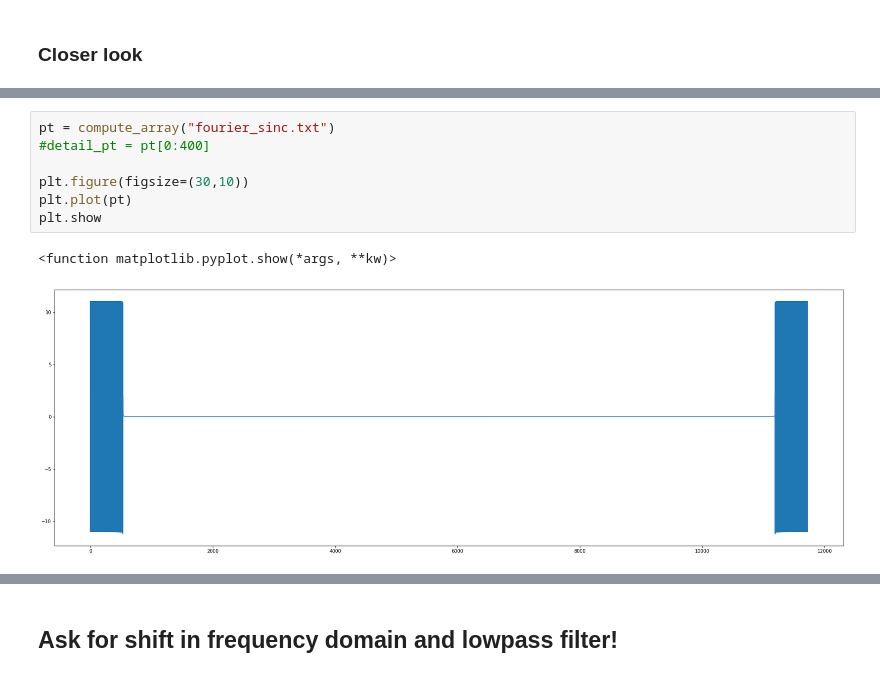
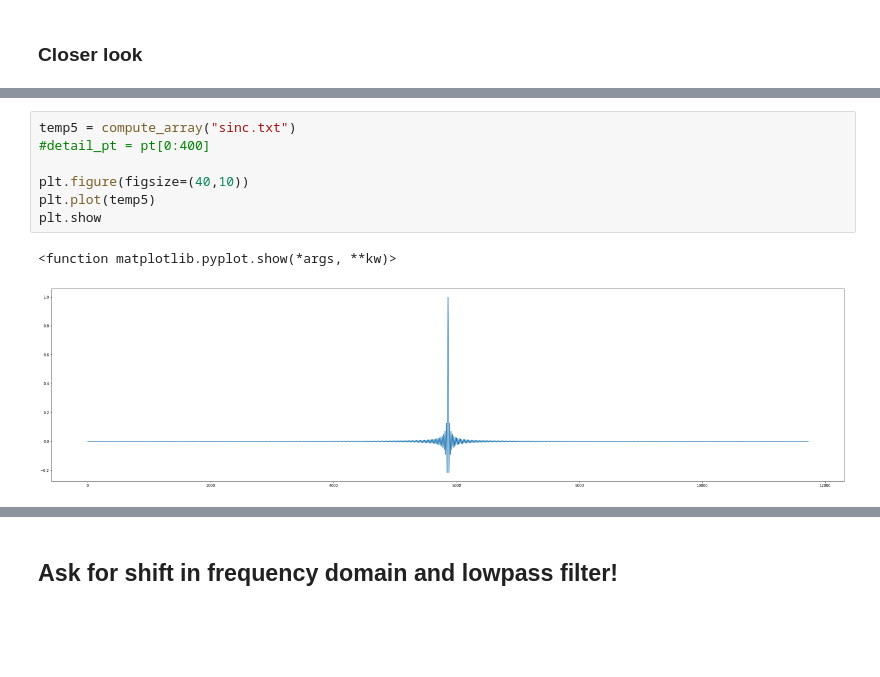
Before and after one commit to yklose/Communication-System, a Jupyter notebook: Project-Notebook.ipynb, the cells around one changed output, grey strips where cells are left out. Saved outputs shown, nothing was run; the diff lists cells and outputs as text; blank space fills up the shorter version.

```diff
--- a/Project-Notebook.ipynb
+++ b/Project-Notebook.ipynb
@@ -112,10 +120,10 @@ plt.show
 # %%
-pt = compute_array("fourier_sinc.txt")
+temp5 = compute_array("sinc.txt")
 #detail_pt = pt[0:400]
 
-plt.figure(figsize=(30,10))
-plt.plot(pt)
+plt.figure(figsize=(40,10))
+plt.plot(temp5)
 plt.show
 # %% [output]
 <function matplotlib.pyplot.show(*args, **kw)>
-[figure, old version]
+[figure, new version]
```
Also changed, not shown: parts of 10 cells of this notebook, 3 other files.
